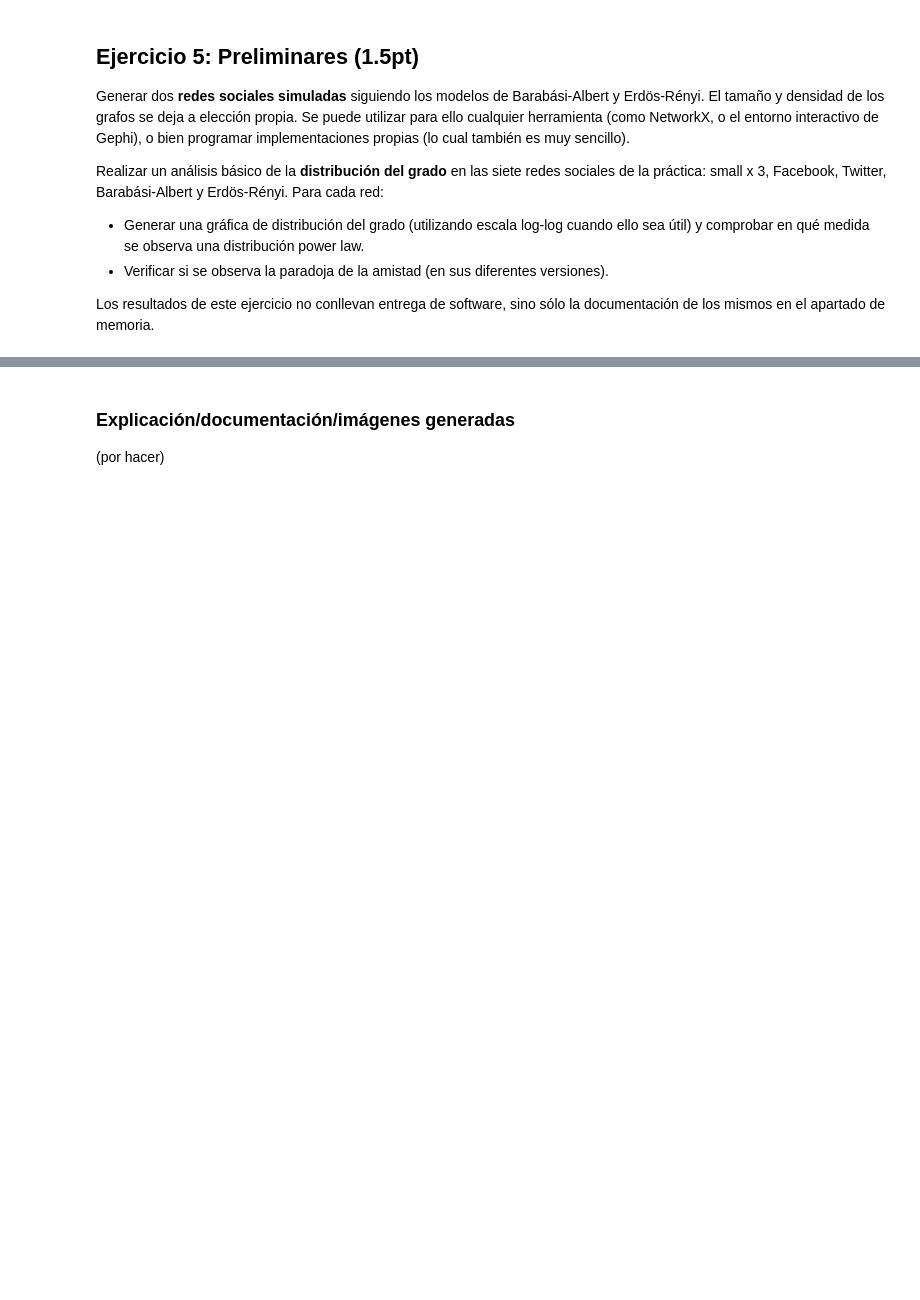
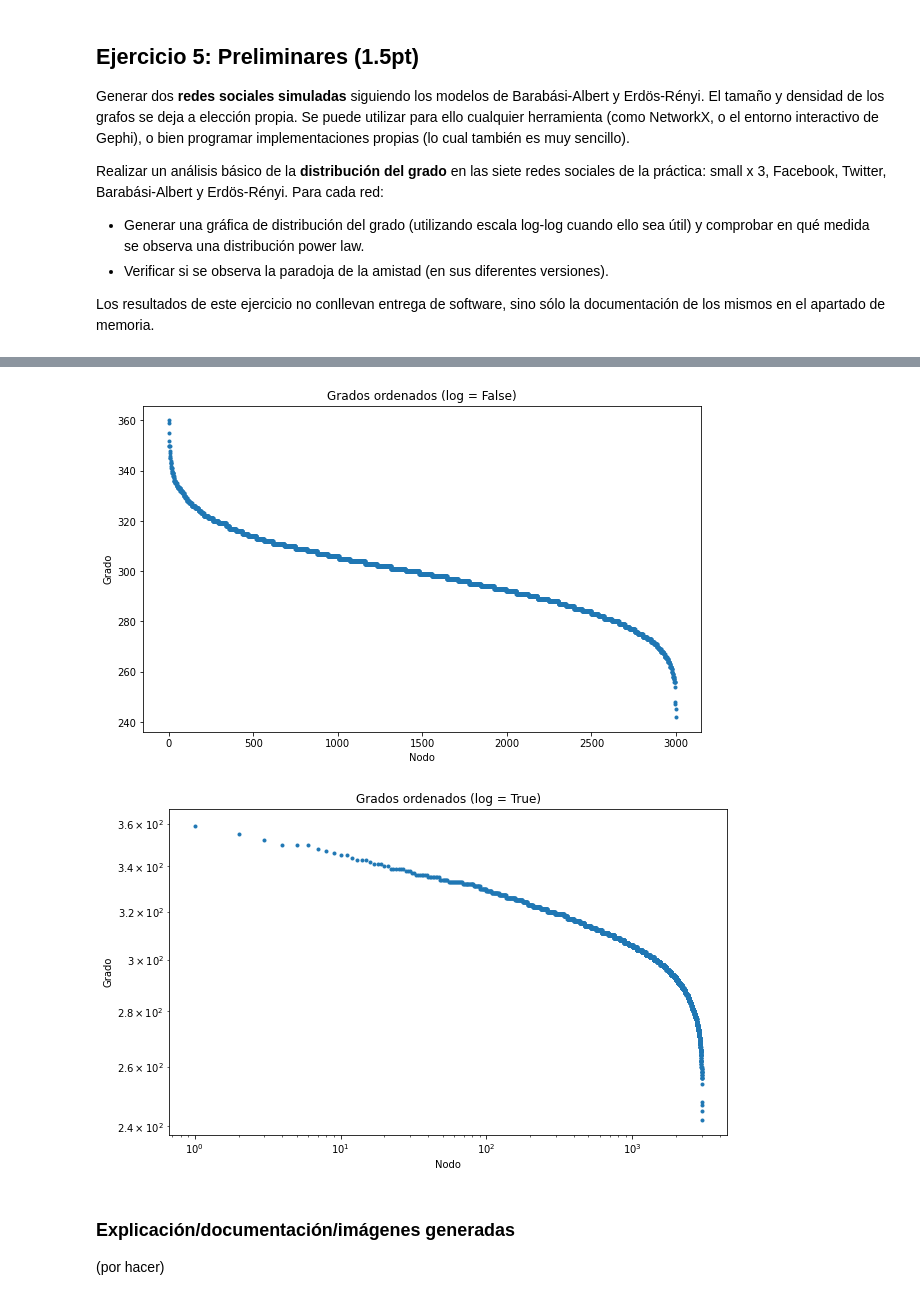
Before and after one commit to anamarsabi/bminf, a Jupyter notebook: practica-3/P3-SNA.ipynb, the cells around one changed output, grey strips where cells are left out. Drawn from its saved outputs; the diff is of its cells as text; code cells hidden in the pictures; blank space fills up the shorter version.

```diff
--- a/practica-3/P3-SNA.ipynb
+++ b/practica-3/P3-SNA.ipynb
@@ -260 +334,28 @@ df_barabasi
+# %%
+def plot_grados_ordenados(adjacency_matrix, log = False):
+    """ Función que pinta una gráfica con los grados de los nodos ordenados de mayor a menor.
+
+    Args:
+        adjacency_matrix (numpy.ndarray): Matriz de adyacencia
+        log (bool, optional): Si es True, pinta la gráfica en escala logarítmica.
+                              Por defecto es False.
+    """
+    # Calculamos los grados de los nodos
+    nodes_degrees = adjacency_matrix.sum(axis=1)
+
+    # Ordenamos los grados de mayor a menor
+    nodes_degrees = np.sort(nodes_degrees)[::-1]
+
+    # Plot de los grados ordenados. En el eje x está el nodo y en el eje y el grado
+    plt.figure(figsize=(10, 6))
+
+    if log:
+        plt.loglog(np.arange(nodes_degrees.shape[0]), nodes_degrees, '.')
+    else:
+        plt.plot(np.arange(nodes_degrees.shape[0]), nodes_degrees, '.')
+
+    plt.xlabel('Nodo')
+    plt.ylabel('Grado')
+    plt.title(f'Grados ordenados (log = {log})')
+    plt.show()
 # %%
@@ -358,3 +390,9 @@ plt.show()
+# %%
+plot_grados_ordenados(adjacency_matrix, log=False)
+plot_grados_ordenados(adjacency_matrix, log=True)
+# %% [output]
+[figure, added]
+[figure, added]
 # %% [markdown]
 ### Explicación/documentación/imágenes generadas
 
```
Also changed, not shown: parts of 14 cells of this notebook.
